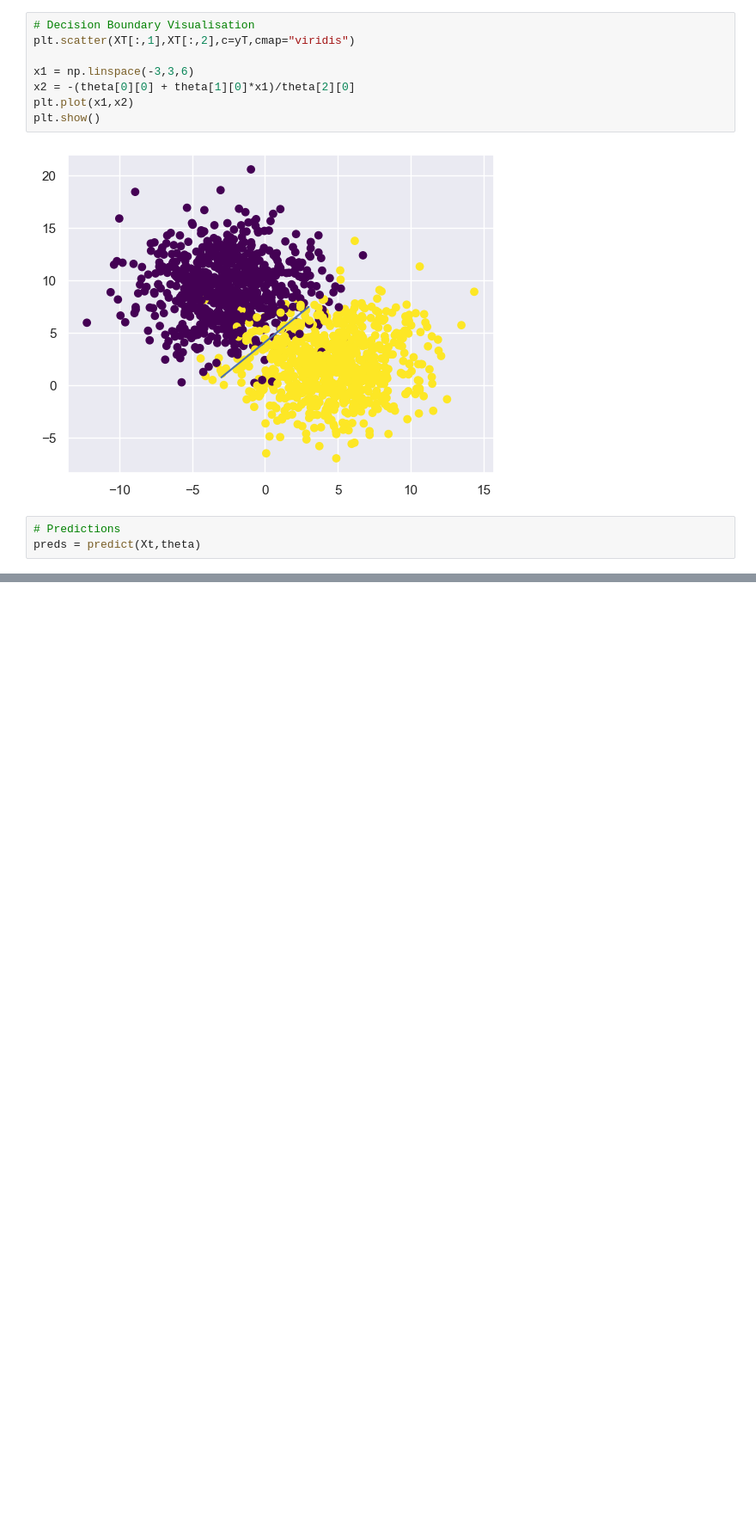
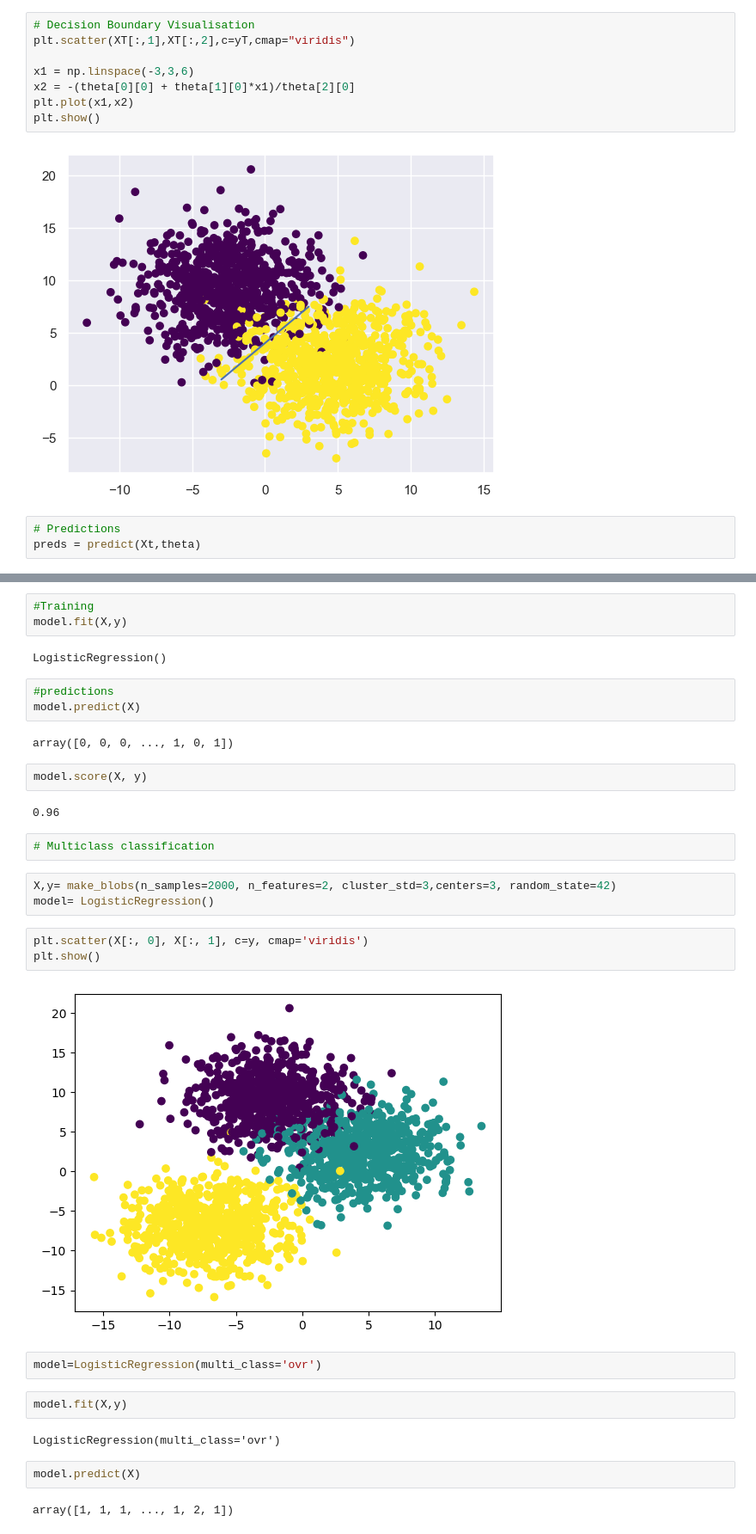
Before and after one commit to Minilio-Alexandre-Manjate/Machine-Learning-essentials, a Jupyter notebook: Logistic_Regression.ipynb, the cells around one changed output, grey strips where cells are left out. Shown: that part at 86% size. Saved outputs shown, nothing was run; the diff lists cells and outputs as text; blank space fills up the shorter version.

```diff
--- a/Logistic_Regression.ipynb
+++ b/Logistic_Regression.ipynb
@@ -183,0 +194,34 @@ accuracy(Xt,yt,theta)
+# %%
+#Training
+model.fit(X,y)
+# %% [output]
+LogisticRegression()
+# %%
+#predictions
+model.predict(X)
+# %% [output]
+array([0, 0, 0, ..., 1, 0, 1])
+# %%
+model.score(X, y)
+# %% [output]
+0.96
+# %%
+# Multiclass classification
+# %%
+X,y= make_blobs(n_samples=2000, n_features=2, cluster_std=3,centers=3, random_state=42)
+model= LogisticRegression()
+# %%
+plt.scatter(X[:, 0], X[:, 1], c=y, cmap='viridis')
+plt.show()
+# %% [output]
+[figure, added]
+# %%
+model=LogisticRegression(multi_class='ovr')
+# %%
+model.fit(X,y)
+# %% [output]
+LogisticRegression(multi_class='ovr')
+# %%
+model.predict(X)
+# %% [output]
+array([1, 1, 1, ..., 1, 2, 1])
```
Also changed, not shown: parts of 8 cells of this notebook.
